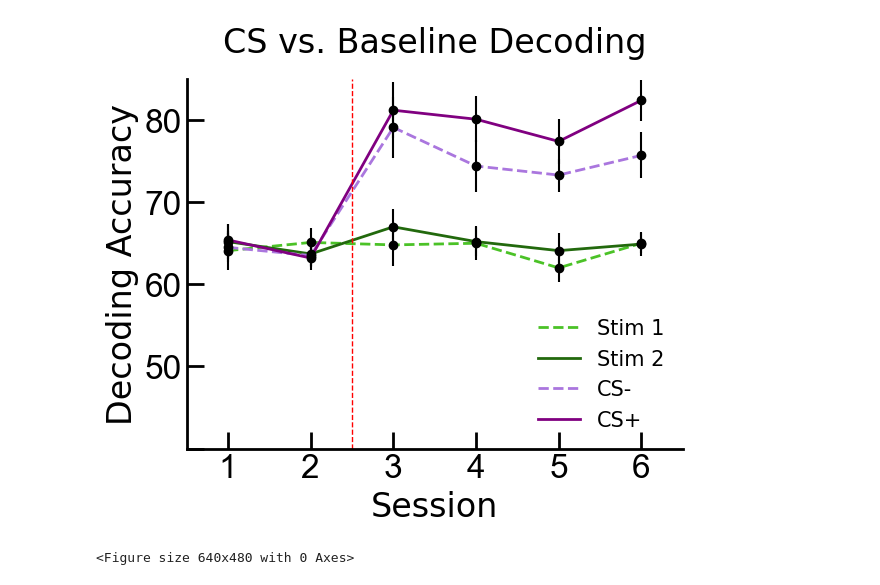
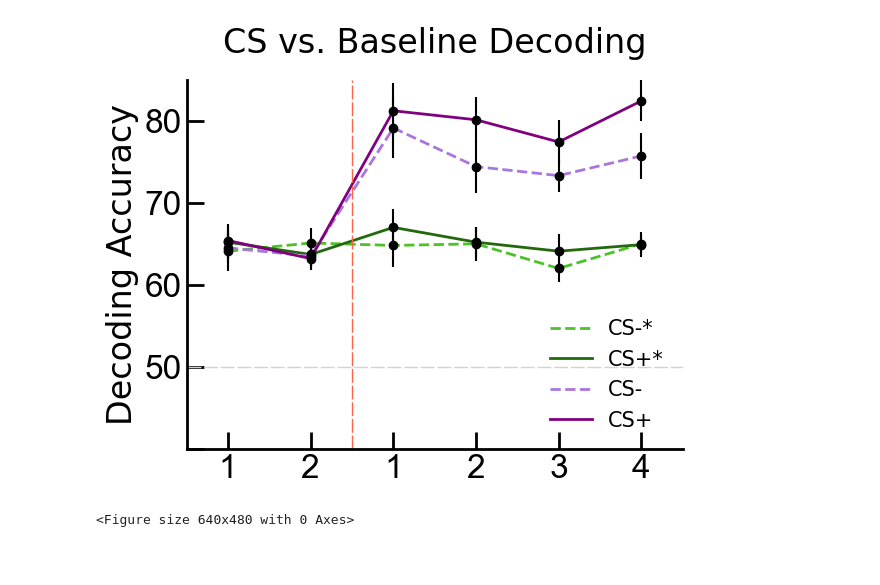
Before and after one commit to Pegahka/SocialFearConditioningProject, a Jupyter notebook: Decoding/DecodingLinePlots/CS+_CS-_vsBaseLine_Decoding.ipynb, the cells around one changed output. Drawn from its saved outputs; the diff is of its cells as text; code cells hidden in the pictures; blank space fills up the shorter version.

```diff
--- a/Decoding/DecodingLinePlots/CS+_CS-_vsBaseLine_Decoding.ipynb
+++ b/Decoding/DecodingLinePlots/CS+_CS-_vsBaseLine_Decoding.ipynb
@@ -24,9 +24,9 @@ y4_error = [2, 1.4, 3.4, 2.8, 2.7, 2.5]
 
 # Plotting the four line plots
 fig, ax = plt.subplots()
-ax.plot(x1, y1, label='Stim 1', color='#4bc227', linewidth=2, linestyle = '--')
+ax.plot(x1, y1, label='CS-*', color='#4bc227', linewidth=2, linestyle = '--')
 ax.errorbar(x1, y1, yerr=y1_error, fmt='o', color='black')
-ax.plot(x2, y2, label='Stim 2', color='#22690d', linewidth=2)
+ax.plot(x2, y2, label='CS+*', color='#22690d', linewidth=2)
 ax.errorbar(x2, y2, yerr=y2_error, fmt='o', color='black')
 ax.plot(x3, y3, label='CS-', color='#aa76de', linewidth=2, linestyle = '--')
 ax.errorbar(x3, y3, yerr=y3_error, fmt='o', color='black')
@@ -35,6 +35,8 @@ ax.errorbar(x4, y4, yerr=y4_error, fmt='o', color='black')
 
 # Adding labels and title
 ax.set_xlabel('Session', fontsize = 24)
+ax.set_xlabel('', fontsize = 24)
+
 ax.set_ylabel('Decoding Accuracy', fontsize = 24)
 ax.set_title('Stimulus mouse Decoding', fontsize = 24, y = 1.05)
 ax.set_title('CS vs. Baseline Decoding', fontsize = 24, y = 1.05)
@@ -44,35 +46,36 @@ ax.set_title('CS vs. Baseline Decoding', fontsize = 24, y = 1.05)
 ax.spines['right'].set_visible(False)
 ax.spines['top'].set_visible(False)
 
-plt.axvline(x=2.5,linewidth=1, color='red',ls='--')
+plt.axvline(x=2.5,linewidth=1, color='tomato',ls='--', dashes=(10, 2))
+plt.axhline(y=50,linewidth=1, color='lightgrey',ls='--', dashes=(10, 2))
 
 
 # Adding legend
 ax.legend(loc='best')
 ax.legend(loc='lower right',fontsize=15,frameon=False)
 
 #axis limits and ticks
 ax.set_ylim(bottom=50,top=85);
 ax.set_yticks([40,50,60,70,80], fontname='Arial')
 ax.set_yticklabels(['','50','60','70','80'],fontname='Arial')
 
 ax.set_xlim([0.5,6.5])
 ax.set_xticks([1,2,3,4,5,6], fontname='Arial')
-ax.set_xticklabels(['1','2','3','4','5','6'],fontname='Arial')
+ax.set_xticklabels(['1','2','1','2','3','4'],fontname='Arial')
 
 #axis features
 ax.spines['left'].set_linewidth(2)
 ax.spines['bottom'].set_linewidth(2)
 ax.tick_params(axis='both', which='major', direction='in',length=12, labelsize=24, width=2)
 
 # Displaying the plot
 plt.show()
 
 # Save figures
 plt.tight_layout()
 fig.tight_layout()
 fig.savefig("CS_Baseline_Decoding.jpg",dpi=500)
 plt.savefig('CS_Baseline_Decoding.eps', format='eps')
 # %% [output]
-[figure, old version]
+[figure, new version]
 <Figure size 640x480 with 0 Axes>
```
